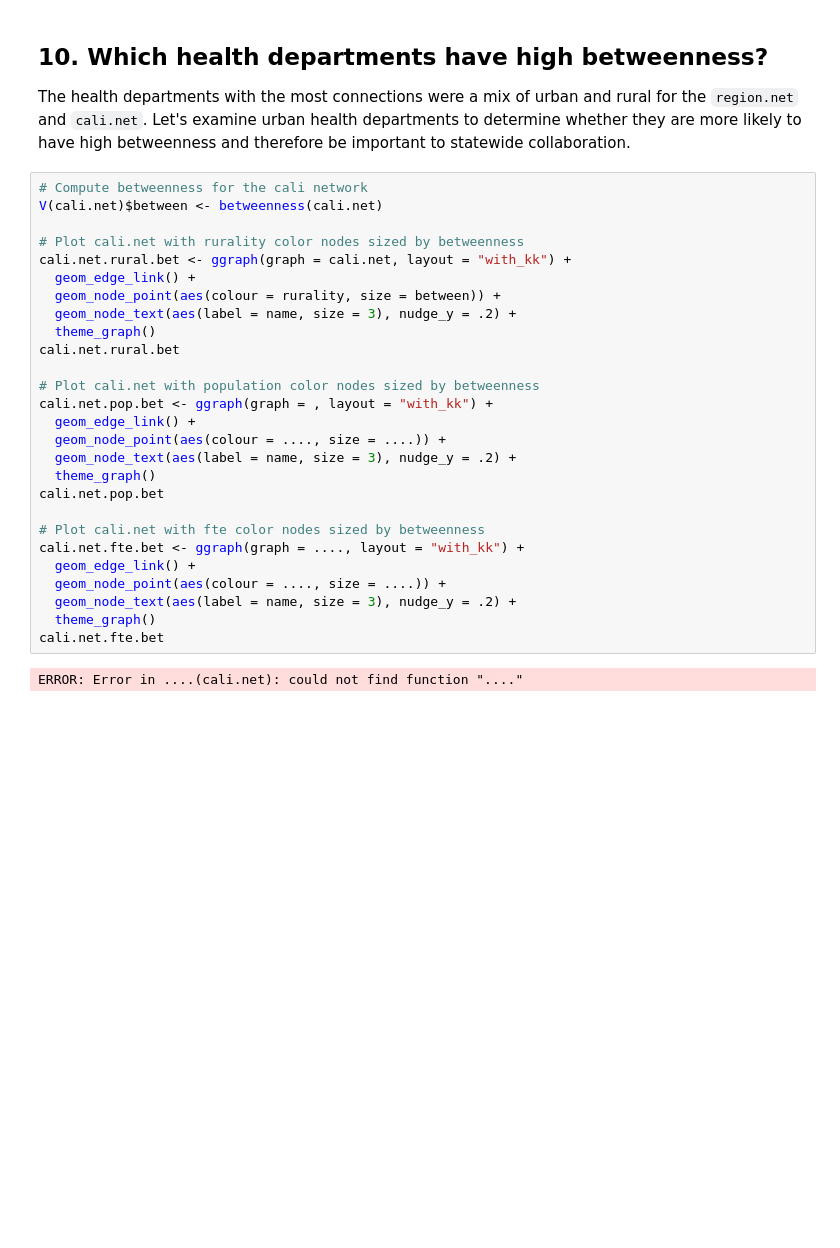
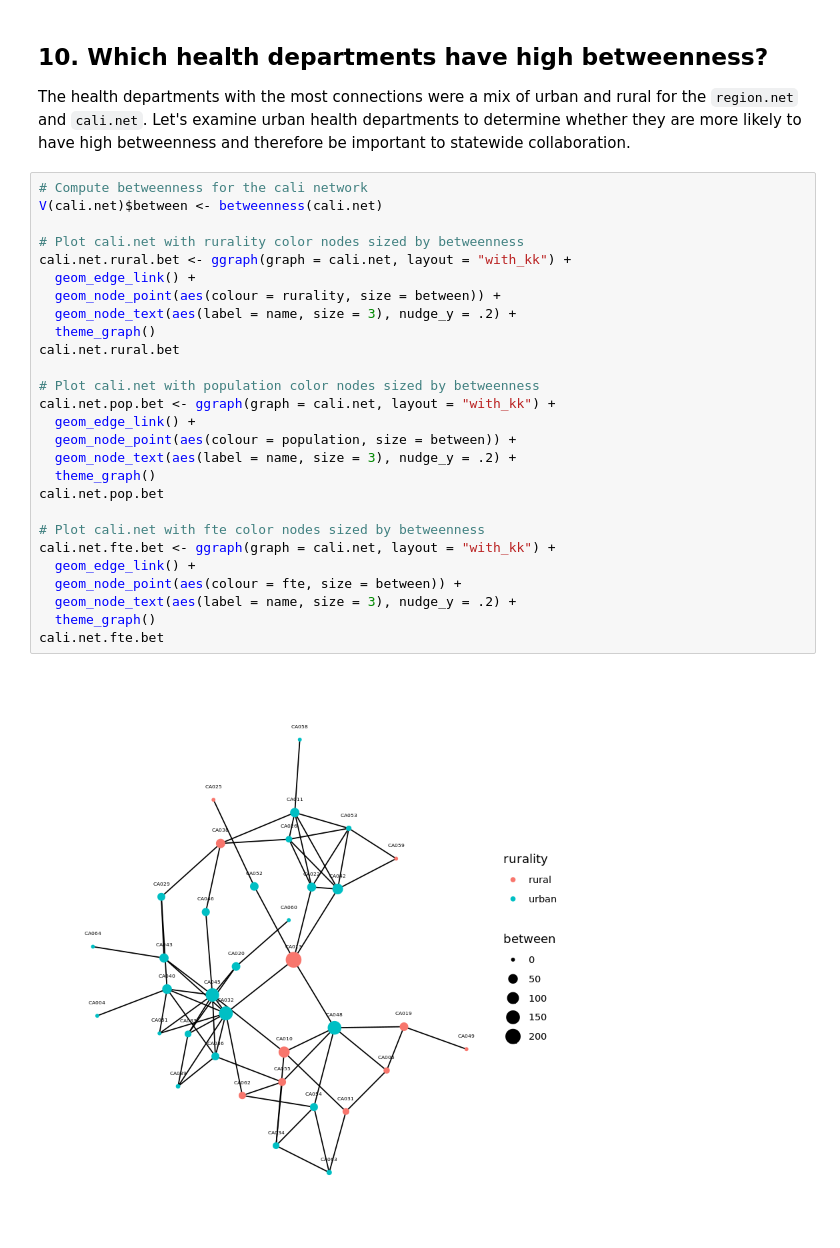
Before and after one commit to JeremyTallant/health_network, a Jupyter notebook: network_analysis.ipynb, the cells around one changed output. Saved outputs shown, nothing was run; the diff lists cells and outputs as text; blank space fills up the shorter version.

```diff
--- a/network_analysis.ipynb
+++ b/network_analysis.ipynb
@@ -293,29 +293,29 @@ cali.net.fte.deg
 # %%
 # Compute betweenness for the cali network
 V(cali.net)$between <- betweenness(cali.net)
 
 # Plot cali.net with rurality color nodes sized by betweenness
 cali.net.rural.bet <- ggraph(graph = cali.net, layout = "with_kk") +
   geom_edge_link() +
   geom_node_point(aes(colour = rurality, size = between)) +
   geom_node_text(aes(label = name, size = 3), nudge_y = .2) +
   theme_graph()
 cali.net.rural.bet
 
 # Plot cali.net with population color nodes sized by betweenness
-cali.net.pop.bet <- ggraph(graph = , layout = "with_kk") +
+cali.net.pop.bet <- ggraph(graph = cali.net, layout = "with_kk") +
   geom_edge_link() +
-  geom_node_point(aes(colour = ...., size = ....)) +
+  geom_node_point(aes(colour = population, size = between)) +
   geom_node_text(aes(label = name, size = 3), nudge_y = .2) +
   theme_graph()
 cali.net.pop.bet
 
 # Plot cali.net with fte color nodes sized by betweenness
-cali.net.fte.bet <- ggraph(graph = ...., layout = "with_kk") +
+cali.net.fte.bet <- ggraph(graph = cali.net, layout = "with_kk") +
   geom_edge_link() +
-  geom_node_point(aes(colour = ...., size = ....)) +
+  geom_node_point(aes(colour = fte, size = between)) +
   geom_node_text(aes(label = name, size = 3), nudge_y = .2) +
   theme_graph()
 cali.net.fte.bet
 # %% [output]
-ERROR: Error in ....(cali.net): could not find function "...."
+[figure, added]
```
Also changed, not shown: parts of 2 cells of this notebook.
